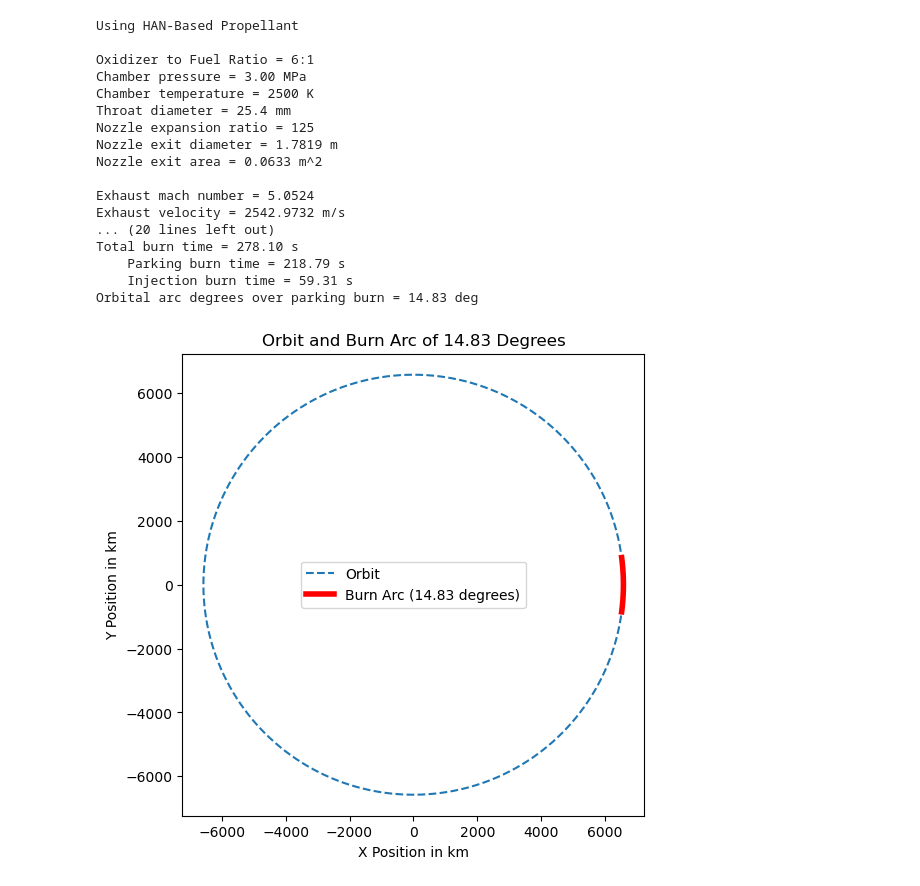
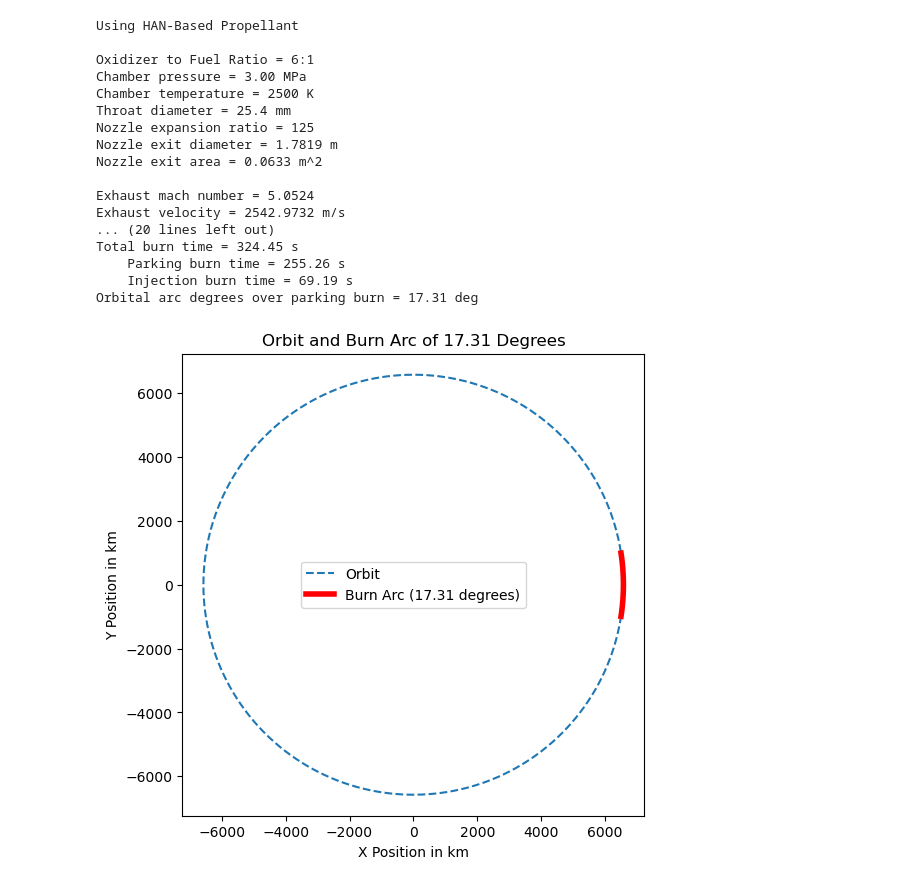
Before and after one commit to krainrpmt/Senior-Project-Electric-Turbopump, a Jupyter notebook: Pump Specification Calculator.ipynb, the cells around one changed output. Saved outputs shown, nothing was run; the diff lists cells and outputs as text; code cells hidden in the pictures.

```diff
--- a/Pump Specification Calculator.ipynb
+++ b/Pump Specification Calculator.ipynb
@@ -81,7 +81,7 @@ def rocket_performance(Name, Pc, dt, Tc, gamma, R, OF, Pa, g0, mass_dry, nozzle_
     # Using Tsiolkovsky's rocket equation to find propellant mass
     mass_propellant = mass_dry * (math.exp(delta_v_total / ve) - 1)
     mass_oxidizer = mass_propellant * OF / (OF + 1)
-    burn_time = mass_oxidizer / mass_flow_rate
+    burn_time = mass_oxidizer / oxidizer_mass_flow_rate
 
     # Calculate final mass after first burn
     mass_initial = mass_propellant + mass_dry
@@ -95,8 +95,9 @@ def rocket_performance(Name, Pc, dt, Tc, gamma, R, OF, Pa, g0, mass_dry, nozzle_
 
     # Calculate propellant mass required for second burn
     mass_propellant_injection = mass_f1 - mass_f2
-    parking_burn_time = mass_propellant_parking * OF / (OF+1) / mass_flow_rate
-    injection_burn_time = mass_propellant_injection * OF / (OF+1) / mass_flow_rate
+
+    parking_burn_time = mass_propellant_parking * OF / (OF+1) / oxidizer_mass_flow_rate
+    injection_burn_time = mass_propellant_injection * OF / (OF+1) / oxidizer_mass_flow_rate
 
 
     # Calculate the orbital period at LEO (T)
@@ -149,35 +150,35 @@ def rocket_performance(Name, Pc, dt, Tc, gamma, R, OF, Pa, g0, mass_dry, nozzle_
         plt.xlabel('X Position in km')
         plt.ylabel('Y Position in km')
         plt.axhline(0, color='black', linewidth=0)
         plt.axvline(0, color='black', linewidth=0)
         plt.gca().set_aspect('equal', adjustable='box')
         plt.legend()
         plt.show()
 
     plot_orbit_and_burn_arc(r1/1000, arc_degrees)
     return
 
 # Example usage of the function with the given constants
 rocket_performance(
     Name = 'HAN-Based Propellant', Pc=30e5, dt=0.0254, Tc=2500, gamma=1.2, R=300, OF=6, Pa=0, g0=9.807,
     mass_dry=100, nozzle_expansion_ratio=125, density=1600, h1=200e3, h2=35786e3
 )
 # %% [output]
 Using HAN-Based Propellant
 
 Oxidizer to Fuel Ratio = 6:1
 Chamber pressure = 3.00 MPa
 Chamber temperature = 2500 K
 Throat diameter = 25.4 mm
 Nozzle expansion ratio = 125
 Nozzle exit diameter = 1.7819 m
 Nozzle exit area = 0.0633 m^2
 
 Exhaust mach number = 5.0524
 Exhaust velocity = 2542.9732 m/s
 ... (20 lines left out)
-Total burn time = 278.10 s
-    Parking burn time = 218.79 s
-    Injection burn time = 59.31 s
-Orbital arc degrees over parking burn = 14.83 deg
+Total burn time = 324.45 s
+    Parking burn time = 255.26 s
+    Injection burn time = 69.19 s
+Orbital arc degrees over parking burn = 17.31 deg
-[figure, old version]
+[figure, new version]
```
